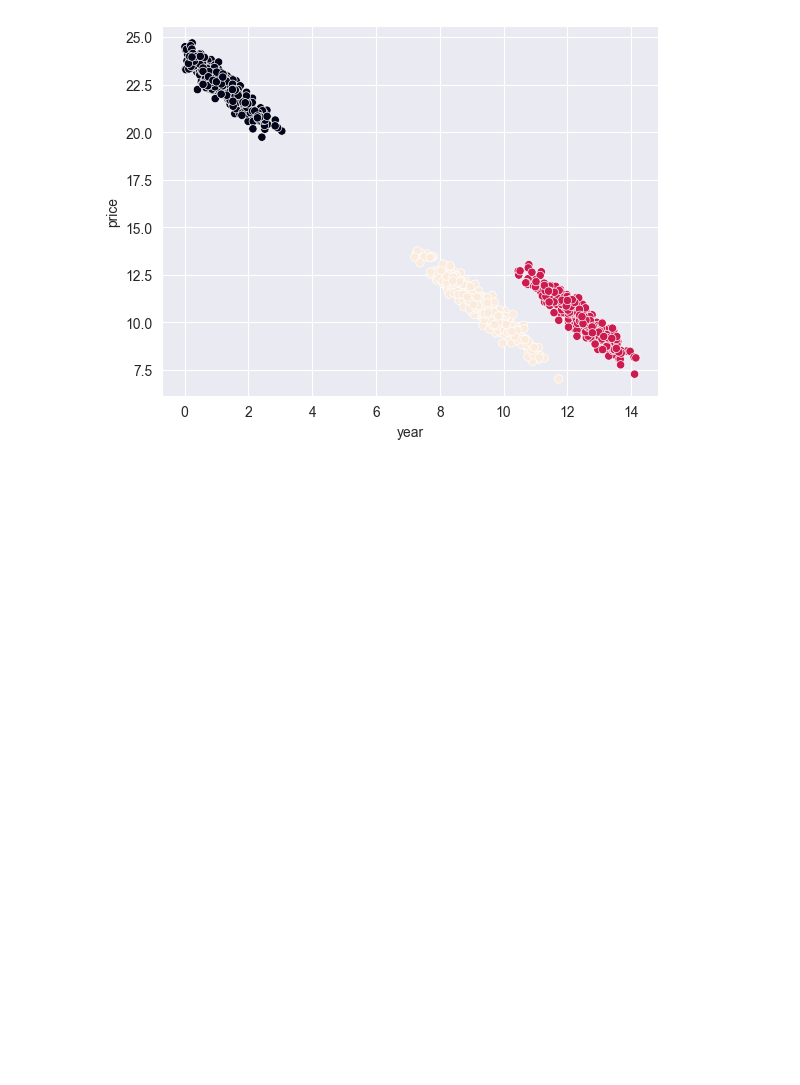
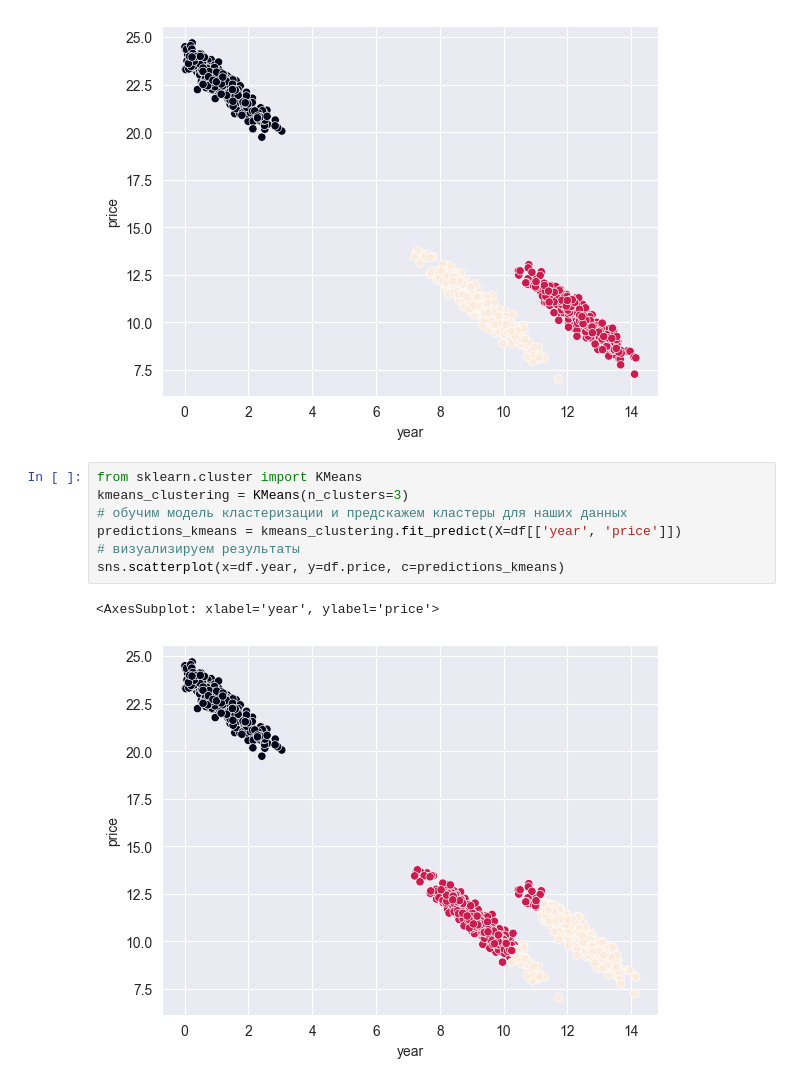
Before and after one commit to slagovskiy/DST, a Jupyter notebook: __environment/ml-4-practice.ipynb, the cells around one changed output. Drawn from its saved outputs; the diff is of its cells as text; blank space fills up the shorter version.

```diff
--- a/__environment/ml-4-practice.ipynb
+++ b/__environment/ml-4-practice.ipynb
@@ -35,3 +35,13 @@ sns.scatterplot(x='year', y='price', data=df[['year', 'price']], c=predictions)
 # %% [output]
 <AxesSubplot: xlabel='year', ylabel='price'>
 [figure]
+# %%
+from sklearn.cluster import KMeans
+kmeans_clustering = KMeans(n_clusters=3)
+# обучим модель кластеризации и предскажем кластеры для наших данных
+predictions_kmeans = kmeans_clustering.fit_predict(X=df[['year', 'price']])
+# визуализируем результаты
+sns.scatterplot(x=df.year, y=df.price, c=predictions_kmeans)
+# %% [output]
+<AxesSubplot: xlabel='year', ylabel='price'>
+[figure, added]
```
